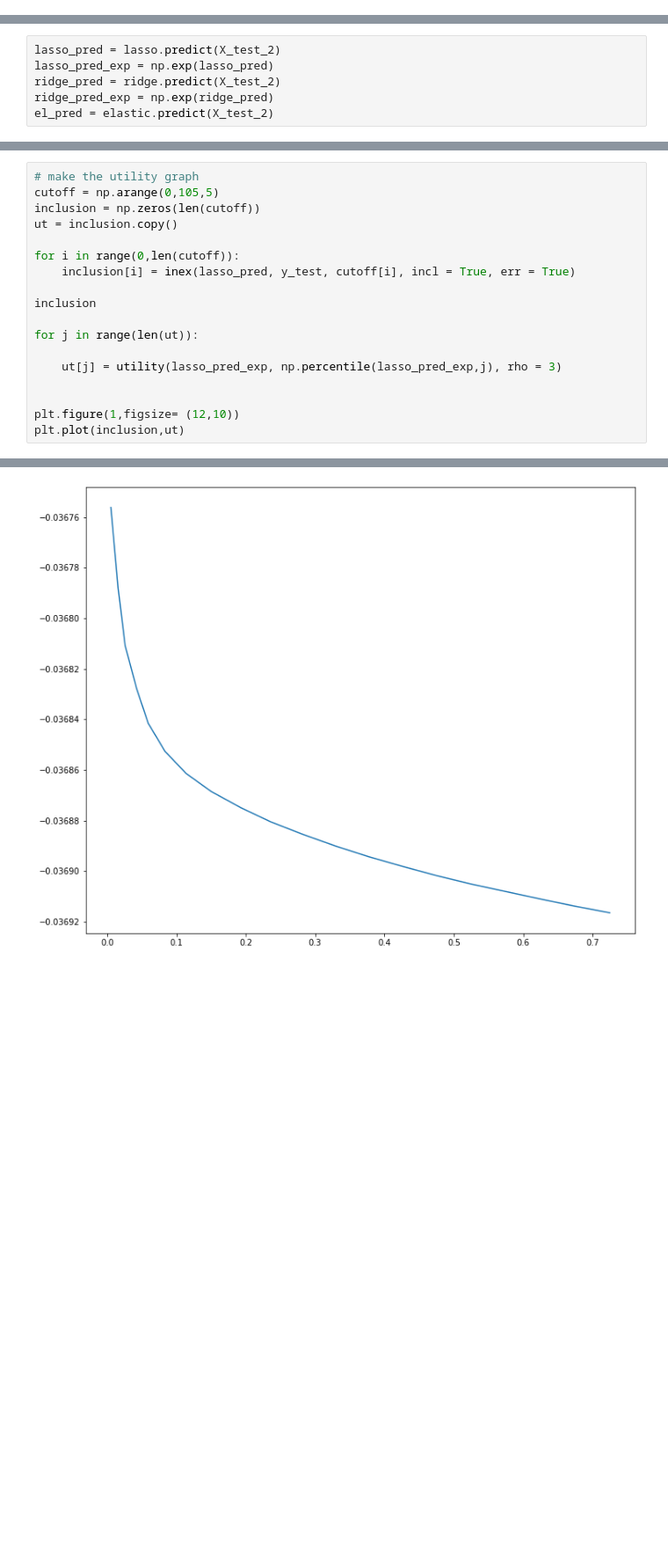
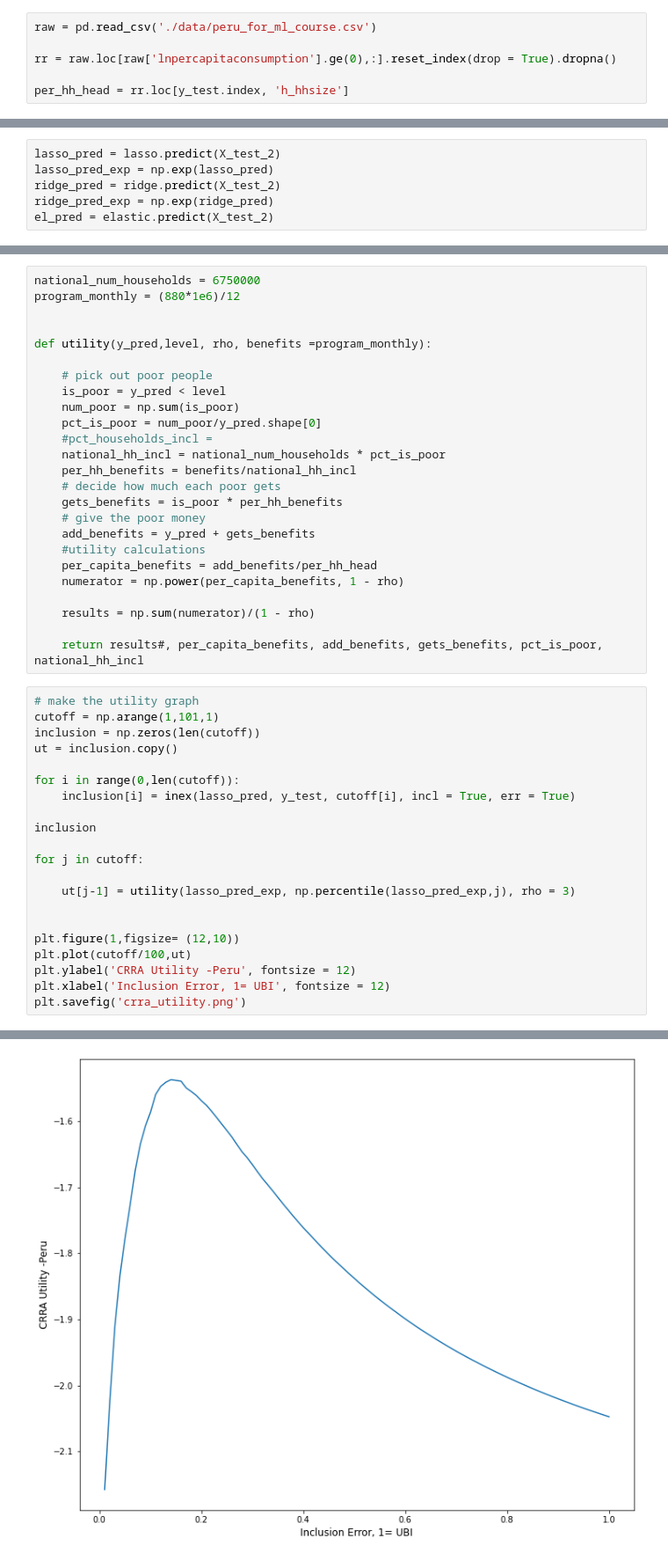
Before and after one commit to AnnetVasileva/machineLearning, a Jupyter notebook: welfare_analysis.ipynb, the cells around one changed output, grey strips where cells are left out. Shown at 88% size. Drawn from its saved outputs; the diff is of its cells as text; blank space fills up the shorter version.

```diff
--- a/welfare_analysis.ipynb
+++ b/welfare_analysis.ipynb
@@ -28,4 +28,10 @@ X_train, X_test, y_train, y_test = train_test_split( X, y, test_size=0.50, rando
 poly = PolynomialFeatures(degree = 2, interaction_only=True)
 X_train_2 = poly.fit_transform(X_train)
 X_test_2 = poly.fit_transform(X_test)
+# %%
+raw = pd.read_csv('./data/peru_for_ml_course.csv')
+
+rr = raw.loc[raw['lnpercapitaconsumption'].ge(0),:].reset_index(drop = True).dropna()
+
+per_hh_head = rr.loc[y_test.index, 'h_hhsize']
 # %%
@@ -120,6 +89,31 @@ mean_squared_error(y_test, lasso_pred)
+# %%
+national_num_households = 6750000
+program_monthly = (880*1e6)/12
+
+
+def utility(y_pred,level, rho, benefits =program_monthly):
+
+    # pick out poor people
+    is_poor = y_pred < level
+    num_poor = np.sum(is_poor)
+    pct_is_poor = num_poor/y_pred.shape[0]
+    #pct_households_incl =
+    national_hh_incl = national_num_households * pct_is_poor
+    per_hh_benefits = benefits/national_hh_incl
+    # decide how much each poor gets
+    gets_benefits = is_poor * per_hh_benefits
+    # give the poor money
+    add_benefits = y_pred + gets_benefits
+    #utility calculations
+    per_capita_benefits = add_benefits/per_hh_head
+    numerator = np.power(per_capita_benefits, 1 - rho)
+
+    results = np.sum(numerator)/(1 - rho)
+
+    return results#, per_capita_benefits, add_benefits, gets_benefits, pct_is_poor, national_hh_incl
 # %%
 # make the utility graph
-cutoff = np.arange(0,105,5)
+cutoff = np.arange(1,101,1)
 inclusion = np.zeros(len(cutoff))
 ut = inclusion.copy()
 
@@ -128,11 +122,14 @@ for i in range(0,len(cutoff)):
 
 inclusion
 
-for j in range(len(ut)):
+for j in cutoff:
 
-    ut[j] = utility(lasso_pred_exp, np.percentile(lasso_pred_exp,j), rho = 3)
+    ut[j-1] = utility(lasso_pred_exp, np.percentile(lasso_pred_exp,j), rho = 3)
 
 
 plt.figure(1,figsize= (12,10))
-plt.plot(inclusion,ut)
+plt.plot(cutoff/100,ut)
+plt.ylabel('CRRA Utility -Peru', fontsize = 12)
+plt.xlabel('Inclusion Error, 1= UBI', fontsize = 12)
+plt.savefig('crra_utility.png')
 # %% [output]
@@ -140 +136 @@ plt.plot(inclusion,ut)
-[figure, old version]
+[figure, new version]
```
Also changed, not shown: parts of 10 cells of this notebook.
